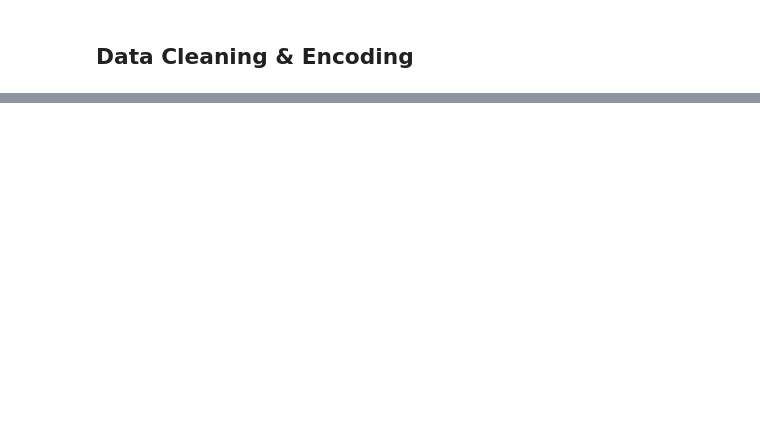
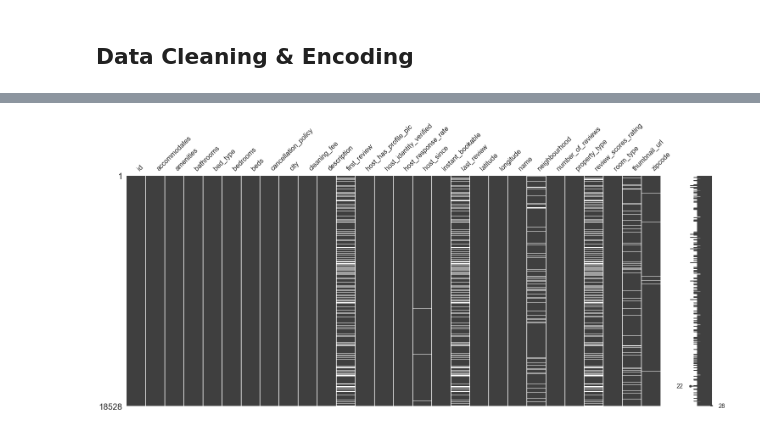
Before and after one commit to inai17ibar/signate_assesment, a Jupyter notebook: analysis.ipynb, the cells around one changed output, grey strips where cells are left out. Cells and saved outputs as stored; diff of their text form; code cells hidden in the pictures; blank space fills up the shorter version.

```diff
--- a/analysis.ipynb
+++ b/analysis.ipynb
@@ -125,0 +204,5 @@ plt.show()
+# %%
+msno.matrix(df_test)
+plt.show()
+# %% [output]
+[figure, added]
```
Also changed, not shown: parts of 55 cells of this notebook, 6 other files.
